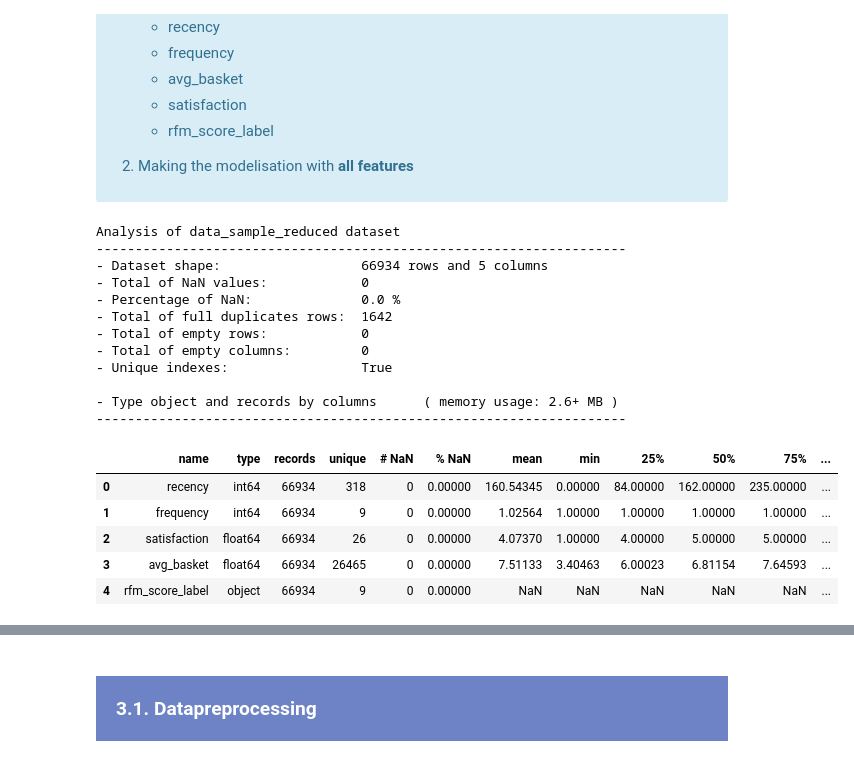
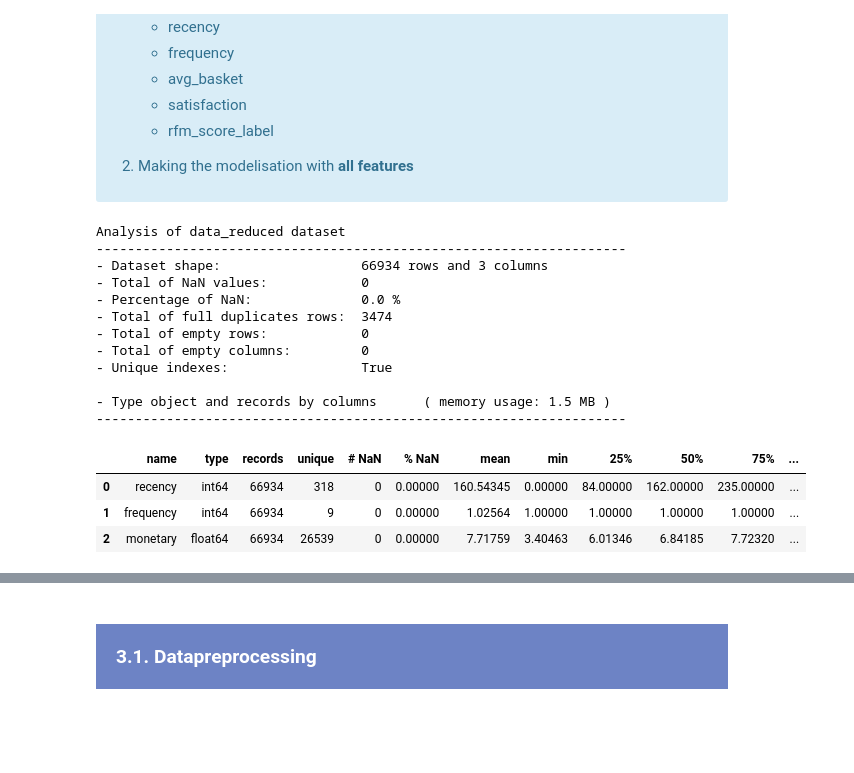
Before and after one commit to samirhinojosa/OC-P5-segment-customers-of-website, a Jupyter notebook: modeling_notebook_refactoring.ipynb, the cells around one changed output, grey strips where cells are left out. Cells and saved outputs as stored; diff of their text form; code cells hidden in the pictures; blank space fills up the shorter version.

```diff
--- a/modeling_notebook_refactoring.ipynb
+++ b/modeling_notebook_refactoring.ipynb
@@ -206,27 +237,25 @@ df_data.head()
     </ol>
 </div>
 # %%
-data_sample_reduced = df_data[["recency", "frequency", "satisfaction", "avg_basket", "rfm_score_label"]].copy()
-data_sample_completed = df_data.drop("customer_unique_id", axis=1).copy()
+data_reduced = df_data[["recency", "frequency", "monetary"]].copy()
+data_completed = df_data.drop("customer_unique_id", axis=1).copy()
 # %%
-df_analysis(data_sample_reduced, "data_sample_reduced", type_analysis="complete")
+df_analysis(data_reduced, "data_reduced", type_analysis="complete")
 # %% [output]
-Analysis of data_sample_reduced dataset
+Analysis of data_reduced dataset
 --------------------------------------------------------------------
-- Dataset shape:                  66934 rows and 5 columns
+- Dataset shape:                  66934 rows and 3 columns
 - Total of NaN values:            0
 - Percentage of NaN:              0.0 %
-- Total of full duplicates rows:  1642
+- Total of full duplicates rows:  3474
 - Total of empty rows:            0
 - Total of empty columns:         0
 - Unique indexes:                 True
 
-- Type object and records by columns      ( memory usage: 2.6+ MB )
+- Type object and records by columns      ( memory usage: 1.5 MB )
 --------------------------------------------------------------------
 |  | name | type | records | unique | # NaN | % NaN | mean | min | 25% | 50% | 75% | ... |
 | 0 | recency | int64 | 66934 | 318 | 0 | 0.00000 | 160.54345 | 0.00000 | 84.00000 | 162.00000 | 235.00000 | ... |
 | 1 | frequency | int64 | 66934 | 9 | 0 | 0.00000 | 1.02564 | 1.00000 | 1.00000 | 1.00000 | 1.00000 | ... |
-| 2 | satisfaction | float64 | 66934 | 26 | 0 | 0.00000 | 4.07370 | 1.00000 | 4.00000 | 5.00000 | 5.00000 | ... |
-| 3 | avg_basket | float64 | 66934 | 26465 | 0 | 0.00000 | 7.51133 | 3.40463 | 6.00023 | 6.81154 | 7.64593 | ... |
-| 4 | rfm_score_label | object | 66934 | 9 | 0 | 0.00000 | NaN | NaN | NaN | NaN | NaN | ... |
+| 2 | monetary | float64 | 66934 | 26539 | 0 | 0.00000 | 7.71759 | 3.40463 | 6.01346 | 6.84185 | 7.72320 | ... |
 # %%
```
Also changed, not shown: parts of 53 cells of this notebook, 15 other files.
